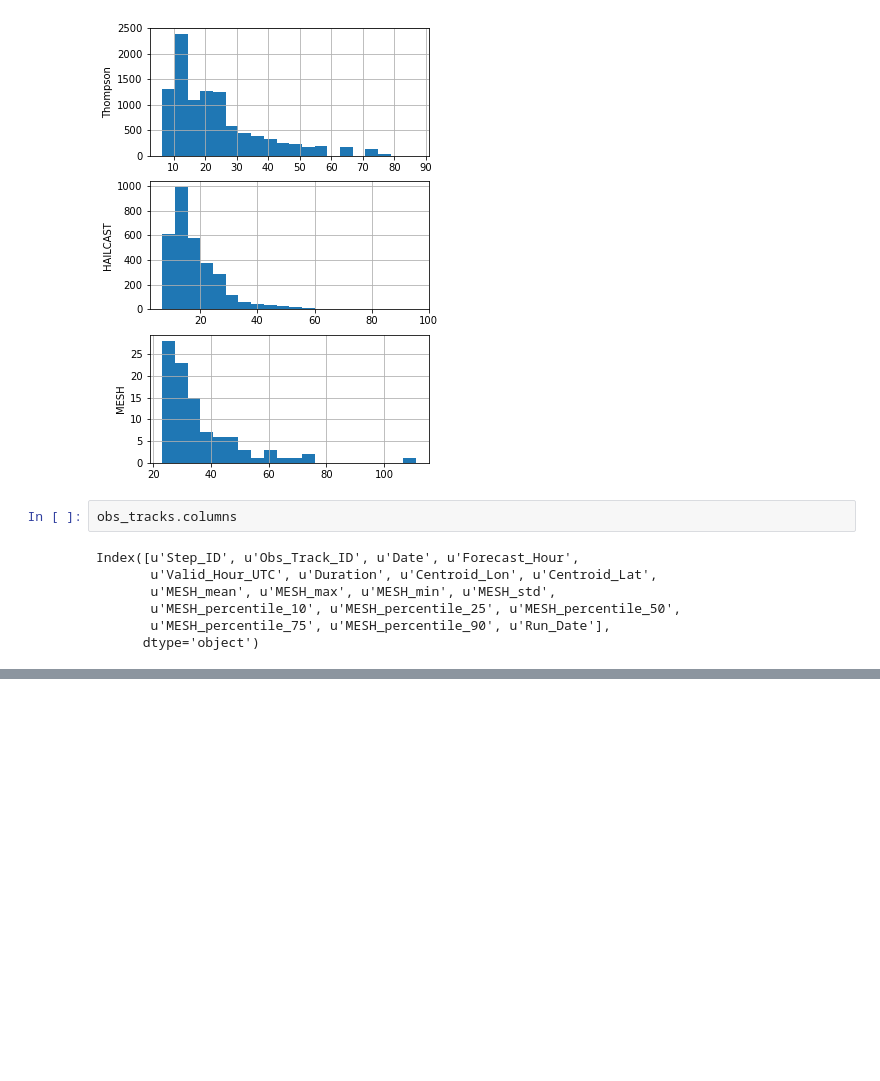
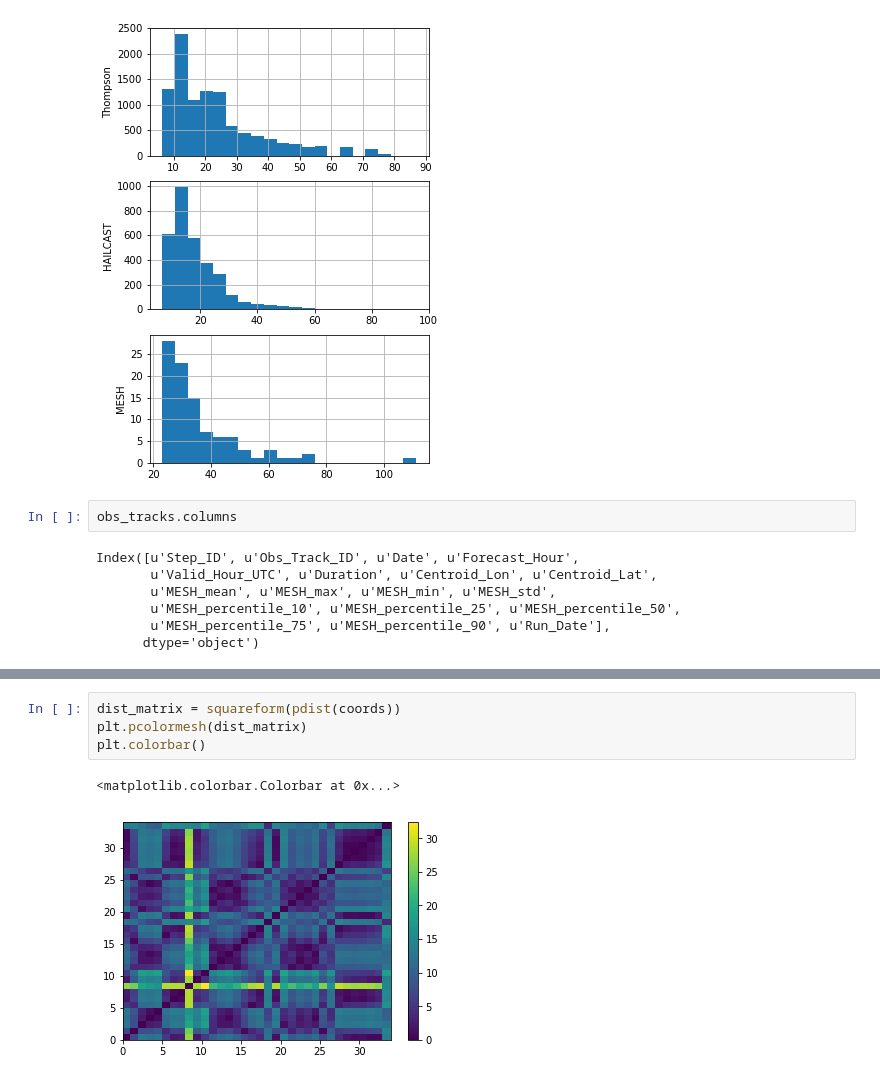
Before and after one commit to djgagne/haileval, a Jupyter notebook: notebooks/CAPSEnsObjectAnalysis.ipynb, the cells around one changed output, grey strips where cells are left out. Saved outputs shown, nothing was run; the diff lists cells and outputs as text; blank space fills up the shorter version.

```diff
--- a/notebooks/CAPSEnsObjectAnalysis.ipynb
+++ b/notebooks/CAPSEnsObjectAnalysis.ipynb
@@ -296,0 +386,7 @@ print("b")
+# %%
+dist_matrix = squareform(pdist(coords))
+plt.pcolormesh(dist_matrix)
+plt.colorbar()
+# %% [output]
+<matplotlib.colorbar.Colorbar at 0x...>
+[figure, added]
```
Also changed, not shown: parts of 14 cells of this notebook.
